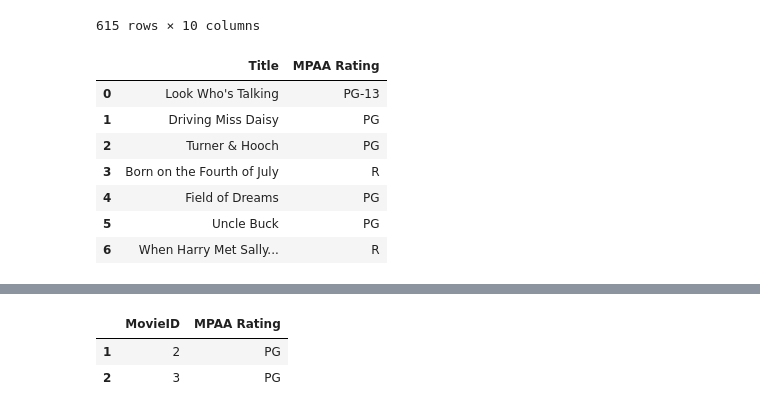
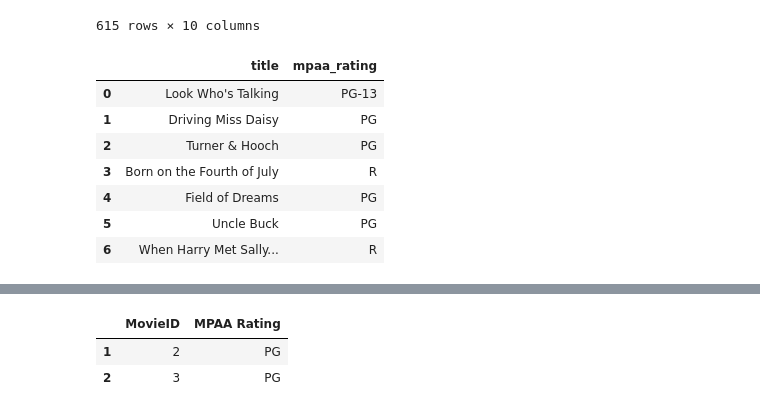
Before and after one commit to RHout19/Project-1, a Jupyter notebook: Model 1/Sprint_4_Panda.ipynb, the cells around one changed output, grey strips where cells are left out. Saved outputs shown, nothing was run; the diff lists cells and outputs as text; code cells hidden in the pictures.

```diff
--- a/Model 1/Sprint_4_Panda.ipynb
+++ b/Model 1/Sprint_4_Panda.ipynb
@@ -79,9 +79,9 @@ pd.isna(mv)
 | 614 | False | False | False | False | False | False | False | False | True | ... |
 615 rows × 10 columns
 # %%
-mv.loc[0:6,["Title","MPAA Rating"]]
+mv.loc[0:6,["title","mpaa_rating"]]
 # %% [output]
-|  | Title | MPAA Rating |
+|  | title | mpaa_rating |
 | 0 | Look Who's Talking | PG-13 |
 | 1 | Driving Miss Daisy | PG |
 | 2 | Turner & Hooch | PG |
```
Also changed, not shown: parts of 14 cells of this notebook.
